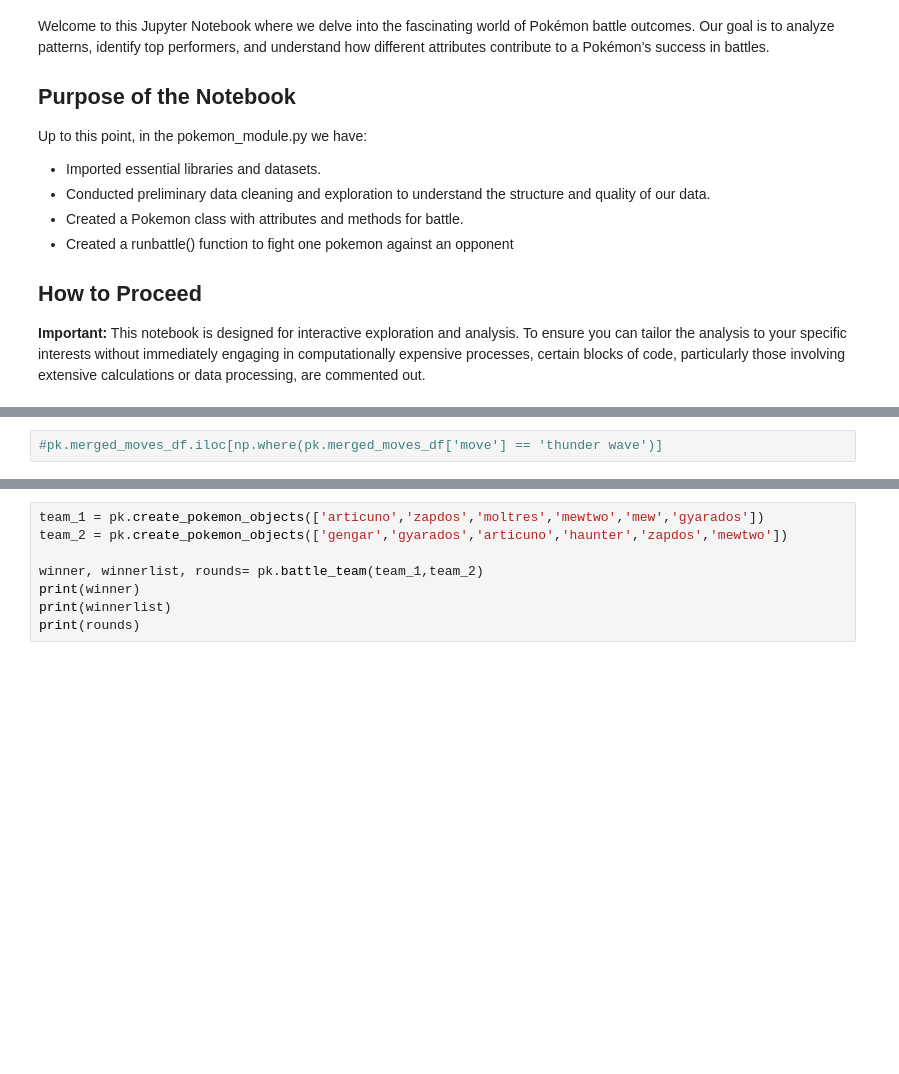
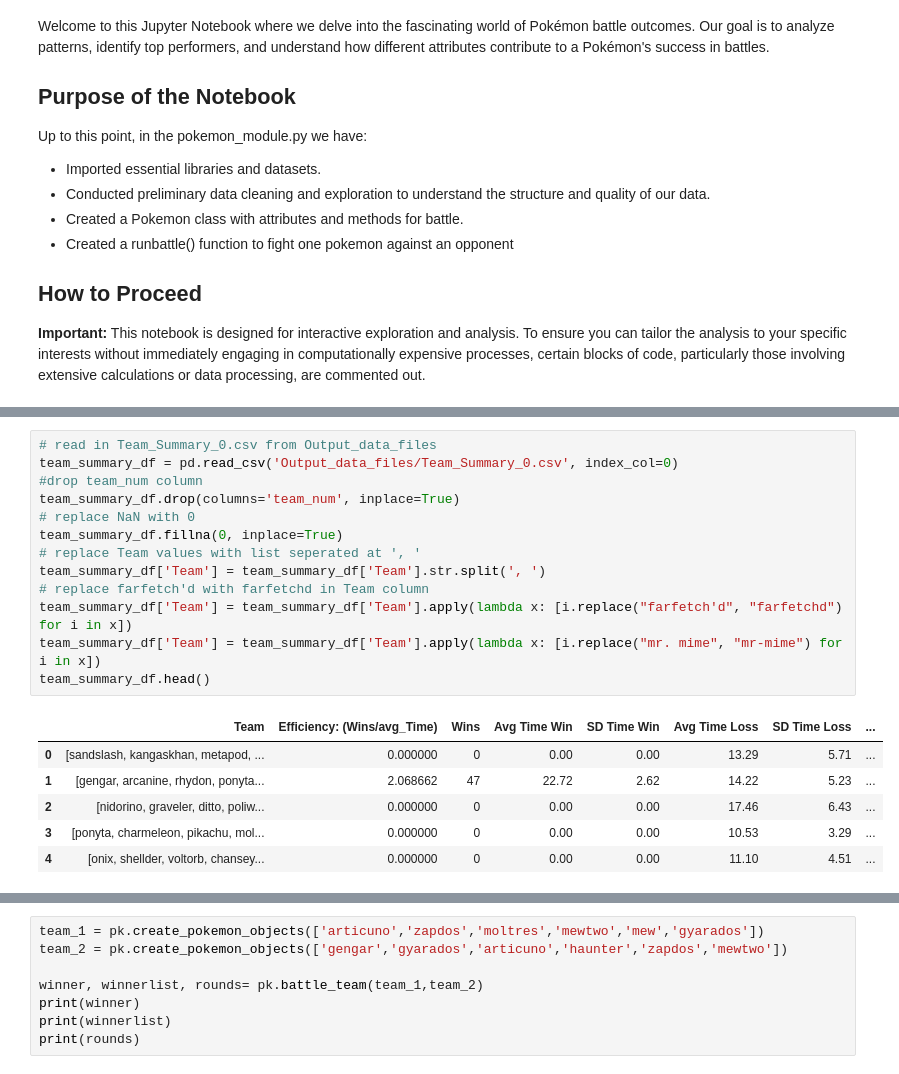
Before and after one commit to hayden-burger/Pokemon-3-Return-of-the-Kingler, a Jupyter notebook: testpokemon.ipynb, the cells around one changed output, grey strips where cells are left out. Cells and saved outputs as stored; diff of their text form; blank space fills up the shorter version.

```diff
--- a/testpokemon.ipynb
+++ b/testpokemon.ipynb
@@ -141,2 +70,20 @@ Pokemon_df_level12
 # %%
-#pk.merged_moves_df.iloc[np.where(pk.merged_moves_df['move'] == 'thunder wave')]
+# read in Team_Summary_0.csv from Output_data_files
+team_summary_df = pd.read_csv('Output_data_files/Team_Summary_0.csv', index_col=0)
+#drop team_num column
+team_summary_df.drop(columns='team_num', inplace=True)
+# replace NaN with 0
+team_summary_df.fillna(0, inplace=True)
+# replace Team values with list seperated at ', '
+team_summary_df['Team'] = team_summary_df['Team'].str.split(', ')
+# replace farfetch'd with farfetchd in Team column
+team_summary_df['Team'] = team_summary_df['Team'].apply(lambda x: [i.replace("farfetch'd", "farfetchd") for i in x])
+team_summary_df['Team'] = team_summary_df['Team'].apply(lambda x: [i.replace("mr. mime", "mr-mime") for i in x])
+team_summary_df.head()
+# %% [output]
+|  | Team | Efficiency: (Wins/avg_Time) | Wins | Avg Time Win | SD Time Win | Avg Time Loss | SD Time Loss | ... |
+| 0 | [sandslash, kangaskhan, metapod, ... | 0.000000 | 0 | 0.00 | 0.00 | 13.29 | 5.71 | ... |
+| 1 | [gengar, arcanine, rhydon, ponyta... | 2.068662 | 47 | 22.72 | 2.62 | 14.22 | 5.23 | ... |
+| 2 | [nidorino, graveler, ditto, poliw... | 0.000000 | 0 | 0.00 | 0.00 | 17.46 | 6.43 | ... |
+| 3 | [ponyta, charmeleon, pikachu, mol... | 0.000000 | 0 | 0.00 | 0.00 | 10.53 | 3.29 | ... |
+| 4 | [onix, shellder, voltorb, chansey... | 0.000000 | 0 | 0.00 | 0.00 | 11.10 | 4.51 | ... |
```
Also changed, not shown: parts of 17 cells of this notebook, 6 other files.
